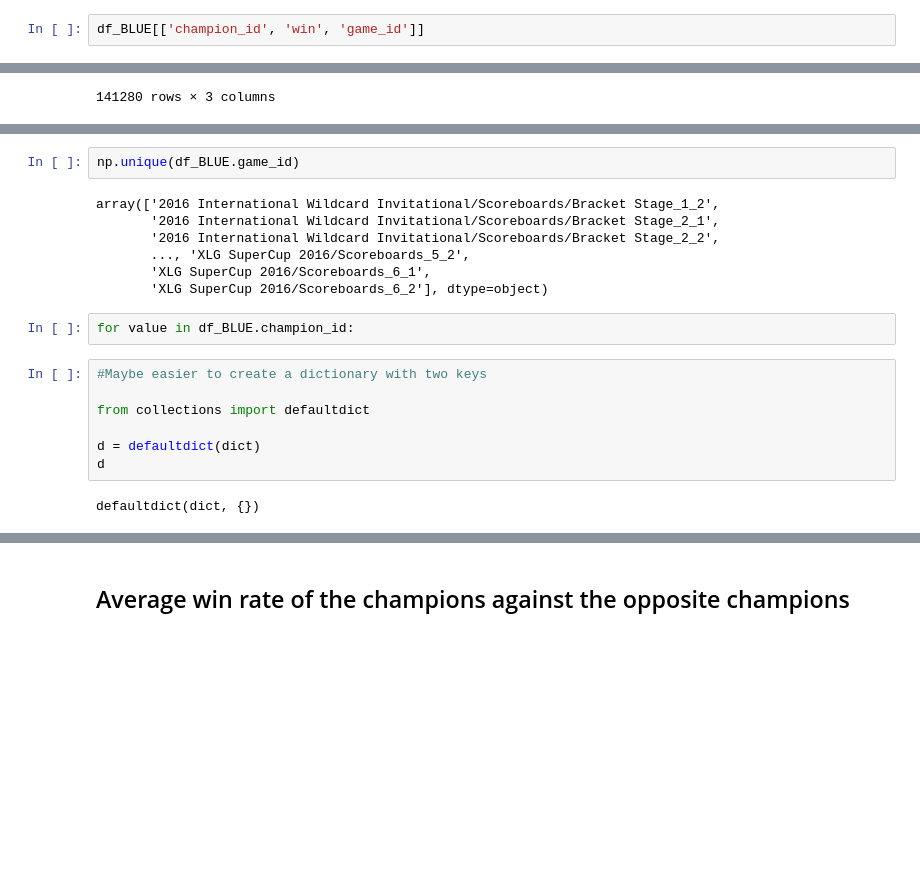
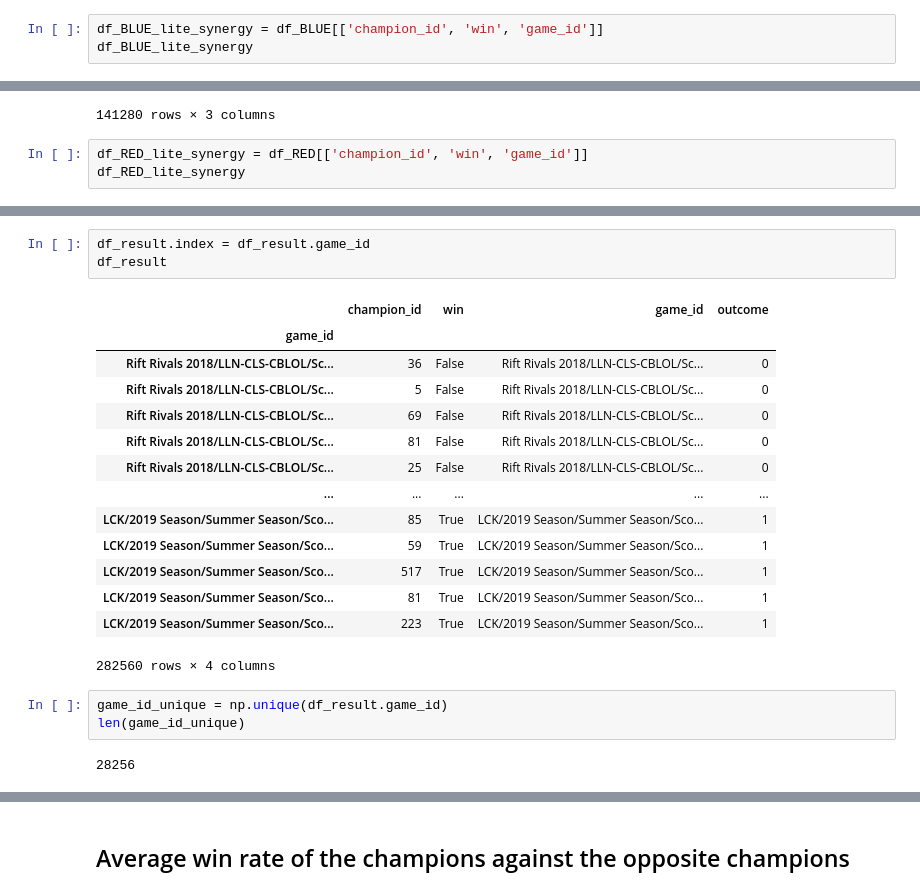
Before and after one commit to stephanyvargas/LoL_winner_predictor, a Jupyter notebook: notebooks/feature_engineer_Stephy.ipynb, the cells around one changed output, grey strips where cells are left out. Cells and saved outputs as stored; diff of their text form; blank space fills up the shorter version.

```diff
--- a/notebooks/feature_engineer_Stephy.ipynb
+++ b/notebooks/feature_engineer_Stephy.ipynb
@@ -57,7 +54,8 @@ dtype: int64
 # %% [markdown]
 ## Synergy between champions in the same team
 # %%
-df_BLUE[['champion_id', 'win', 'game_id']]
+df_BLUE_lite_synergy = df_BLUE[['champion_id', 'win', 'game_id']]
+df_BLUE_lite_synergy
 # %% [output]
 |  | champion_id | win | game_id |
 | 0 | 36 | False | Rift Rivals 2018/LLN-CLS-CBLOL/Sc... |
@@ -72,3 +70,6 @@ df_BLUE[['champion_id', 'win', 'game_id']]
 | 141278 | 15 | False | LCK/2019 Season/Summer Season/Sco... |
 | 141279 | 201 | False | LCK/2019 Season/Summer Season/Sco... |
 141280 rows × 3 columns
+# %%
+df_RED_lite_synergy = df_RED[['champion_id', 'win', 'game_id']]
+df_RED_lite_synergy
@@ -75,20 +124,23 @@ df_BLUE[['champion_id', 'win', 'game_id']]
+# %%
+df_result.index = df_result.game_id
+df_result
+# %% [output]
+|  | champion_id | win | game_id | outcome |
+| game_id |  |  |  |  |
+| Rift Rivals 2018/LLN-CLS-CBLOL/Sc... | 36 | False | Rift Rivals 2018/LLN-CLS-CBLOL/Sc... | 0 |
+| Rift Rivals 2018/LLN-CLS-CBLOL/Sc... | 5 | False | Rift Rivals 2018/LLN-CLS-CBLOL/Sc... | 0 |
+| Rift Rivals 2018/LLN-CLS-CBLOL/Sc... | 69 | False | Rift Rivals 2018/LLN-CLS-CBLOL/Sc... | 0 |
+| Rift Rivals 2018/LLN-CLS-CBLOL/Sc... | 81 | False | Rift Rivals 2018/LLN-CLS-CBLOL/Sc... | 0 |
+| Rift Rivals 2018/LLN-CLS-CBLOL/Sc... | 25 | False | Rift Rivals 2018/LLN-CLS-CBLOL/Sc... | 0 |
+| ... | ... | ... | ... | ... |
+| LCK/2019 Season/Summer Season/Sco... | 85 | True | LCK/2019 Season/Summer Season/Sco... | 1 |
+| LCK/2019 Season/Summer Season/Sco... | 59 | True | LCK/2019 Season/Summer Season/Sco... | 1 |
+| LCK/2019 Season/Summer Season/Sco... | 517 | True | LCK/2019 Season/Summer Season/Sco... | 1 |
+| LCK/2019 Season/Summer Season/Sco... | 81 | True | LCK/2019 Season/Summer Season/Sco... | 1 |
+| LCK/2019 Season/Summer Season/Sco... | 223 | True | LCK/2019 Season/Summer Season/Sco... | 1 |
+282560 rows × 4 columns
 # %%
-np.unique(df_BLUE.game_id)
+game_id_unique = np.unique(df_result.game_id)
+len(game_id_unique)
 # %% [output]
-array(['2016 International Wildcard Invitational/Scoreboards/Bracket Stage_1_2',
-       '2016 International Wildcard Invitational/Scoreboards/Bracket Stage_2_1',
-       '2016 International Wildcard Invitational/Scoreboards/Bracket Stage_2_2',
-       ..., 'XLG SuperCup 2016/Scoreboards_5_2',
-       'XLG SuperCup 2016/Scoreboards_6_1',
-       'XLG SuperCup 2016/Scoreboards_6_2'], dtype=object)
+28256
-# %%
-for value in df_BLUE.champion_id:
-# %%
-#Maybe easier to create a dictionary with two keys
-
-from collections import defaultdict
-
-d = defaultdict(dict)
-d
-# %% [output]
-defaultdict(dict, {})
```
Also changed, not shown: parts of 23 cells of this notebook.
